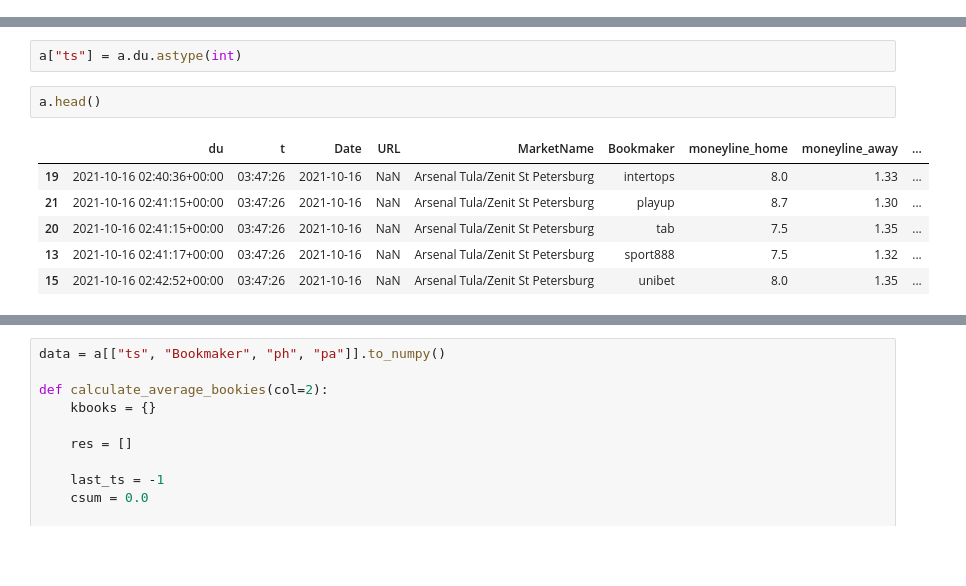
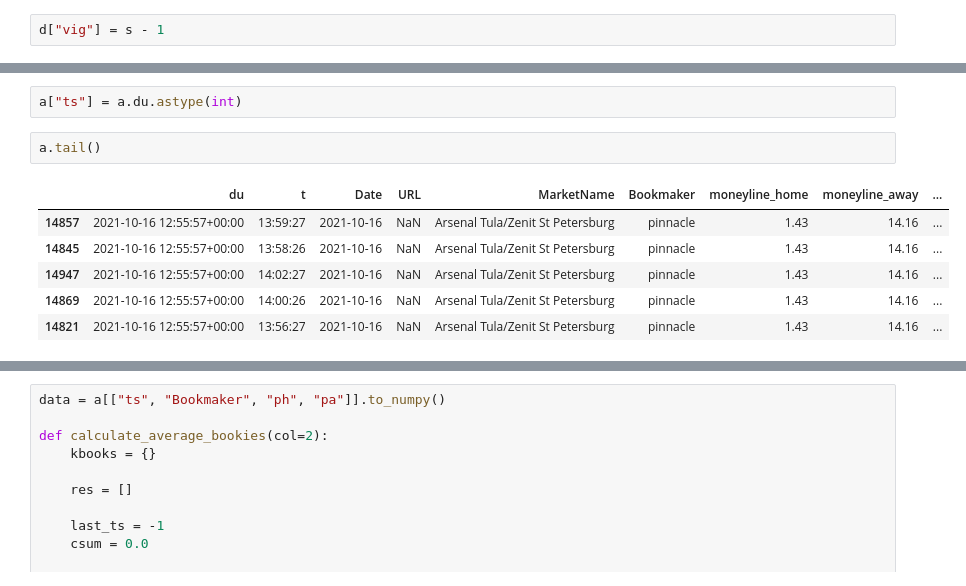
Before and after one commit to egerevv/prediction-market, a Jupyter notebook: Research Betting.ipynb, the cells around one changed output, grey strips where cells are left out. Saved outputs shown, nothing was run; the diff lists cells and outputs as text; blank space fills up the shorter version.

```diff
--- a/Research Betting.ipynb
+++ b/Research Betting.ipynb
@@ -63,6 +73,8 @@ d.head()
 | 15 | 2021-10-16 02:42:52+00:00 | 03:47:26 | 2021-10-16 | NaN | Arsenal Tula/Zenit St Petersburg | unibet | 8.0 | 1.35 | ... |
 # %%
 s = d["ph"] + d["pa"] + d["pd"]
+# %%
+d["vig"] = s - 1
 # %%
 hist(s - 1)
 # %% [output]
@@ -147,11 +218,11 @@ a.head()
 # %%
 a["ts"] = a.du.astype(int)
 # %%
-a.head()
+a.tail()
 # %% [output]
 |  | du | t | Date | URL | MarketName | Bookmaker | moneyline_home | moneyline_away | ... |
-| 19 | 2021-10-16 02:40:36+00:00 | 03:47:26 | 2021-10-16 | NaN | Arsenal Tula/Zenit St Petersburg | intertops | 8.0 | 1.33 | ... |
-| 21 | 2021-10-16 02:41:15+00:00 | 03:47:26 | 2021-10-16 | NaN | Arsenal Tula/Zenit St Petersburg | playup | 8.7 | 1.30 | ... |
-| 20 | 2021-10-16 02:41:15+00:00 | 03:47:26 | 2021-10-16 | NaN | Arsenal Tula/Zenit St Petersburg | tab | 7.5 | 1.35 | ... |
-| 13 | 2021-10-16 02:41:17+00:00 | 03:47:26 | 2021-10-16 | NaN | Arsenal Tula/Zenit St Petersburg | sport888 | 7.5 | 1.32 | ... |
-| 15 | 2021-10-16 02:42:52+00:00 | 03:47:26 | 2021-10-16 | NaN | Arsenal Tula/Zenit St Petersburg | unibet | 8.0 | 1.35 | ... |
+| 14857 | 2021-10-16 12:55:57+00:00 | 13:59:27 | 2021-10-16 | NaN | Arsenal Tula/Zenit St Petersburg | pinnacle | 1.43 | 14.16 | ... |
+| 14845 | 2021-10-16 12:55:57+00:00 | 13:58:26 | 2021-10-16 | NaN | Arsenal Tula/Zenit St Petersburg | pinnacle | 1.43 | 14.16 | ... |
+| 14947 | 2021-10-16 12:55:57+00:00 | 14:02:27 | 2021-10-16 | NaN | Arsenal Tula/Zenit St Petersburg | pinnacle | 1.43 | 14.16 | ... |
+| 14869 | 2021-10-16 12:55:57+00:00 | 14:00:26 | 2021-10-16 | NaN | Arsenal Tula/Zenit St Petersburg | pinnacle | 1.43 | 14.16 | ... |
+| 14821 | 2021-10-16 12:55:57+00:00 | 13:56:27 | 2021-10-16 | NaN | Arsenal Tula/Zenit St Petersburg | pinnacle | 1.43 | 14.16 | ... |
```
Also changed, not shown: parts of 31 cells of this notebook, 3 other files.
